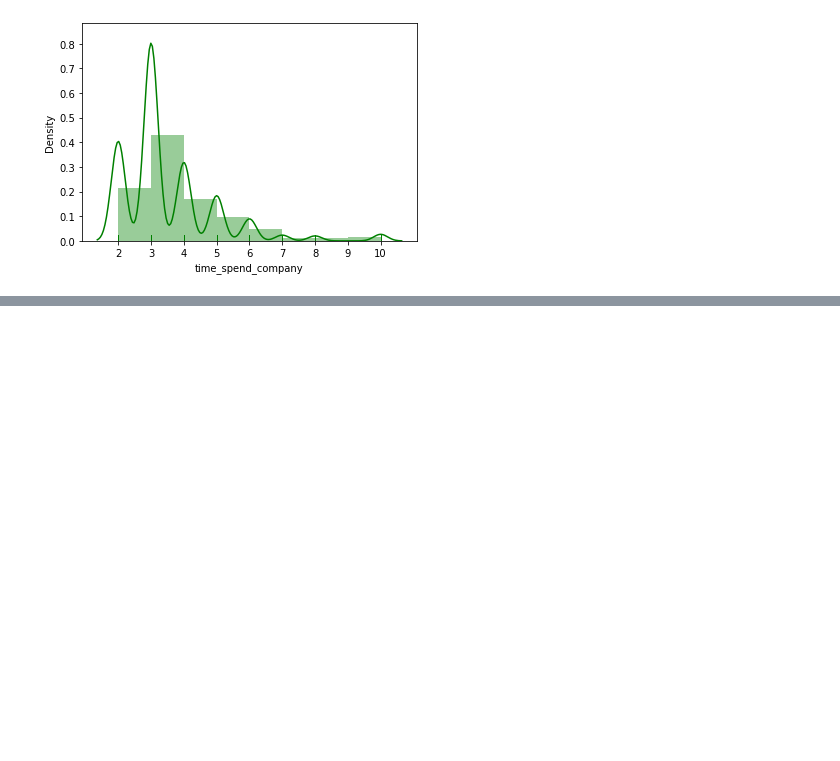
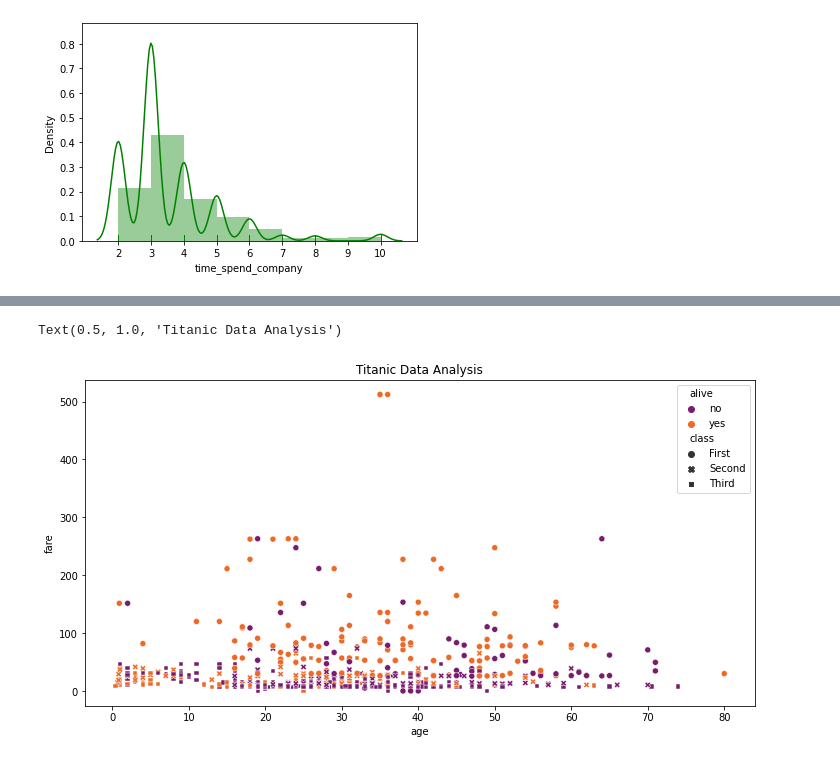
Before and after one commit to akmadan/seaborn, a Jupyter notebook: Seaborn.ipynb, the cells around one changed output, grey strips where cells are left out. Saved outputs shown, nothing was run; the diff lists cells and outputs as text; code cells hidden in the pictures; blank space fills up the shorter version.

```diff
--- a/Seaborn.ipynb
+++ b/Seaborn.ipynb
@@ -149,0 +184,10 @@ plt.xticks(bins)
+# %%
+plt.figure(figsize = (12,6))
+sns.scatterplot(x = 'age' , y = 'fare',
+                data = titanic_df , hue = 'alive',
+                style = 'class',
+                palette = 'inferno')
+plt.title('Titanic Data Analysis')
+# %% [output]
+Text(0.5, 1.0, 'Titanic Data Analysis')
+[figure, added]
```
Also changed, not shown: parts of 10 cells of this notebook.
